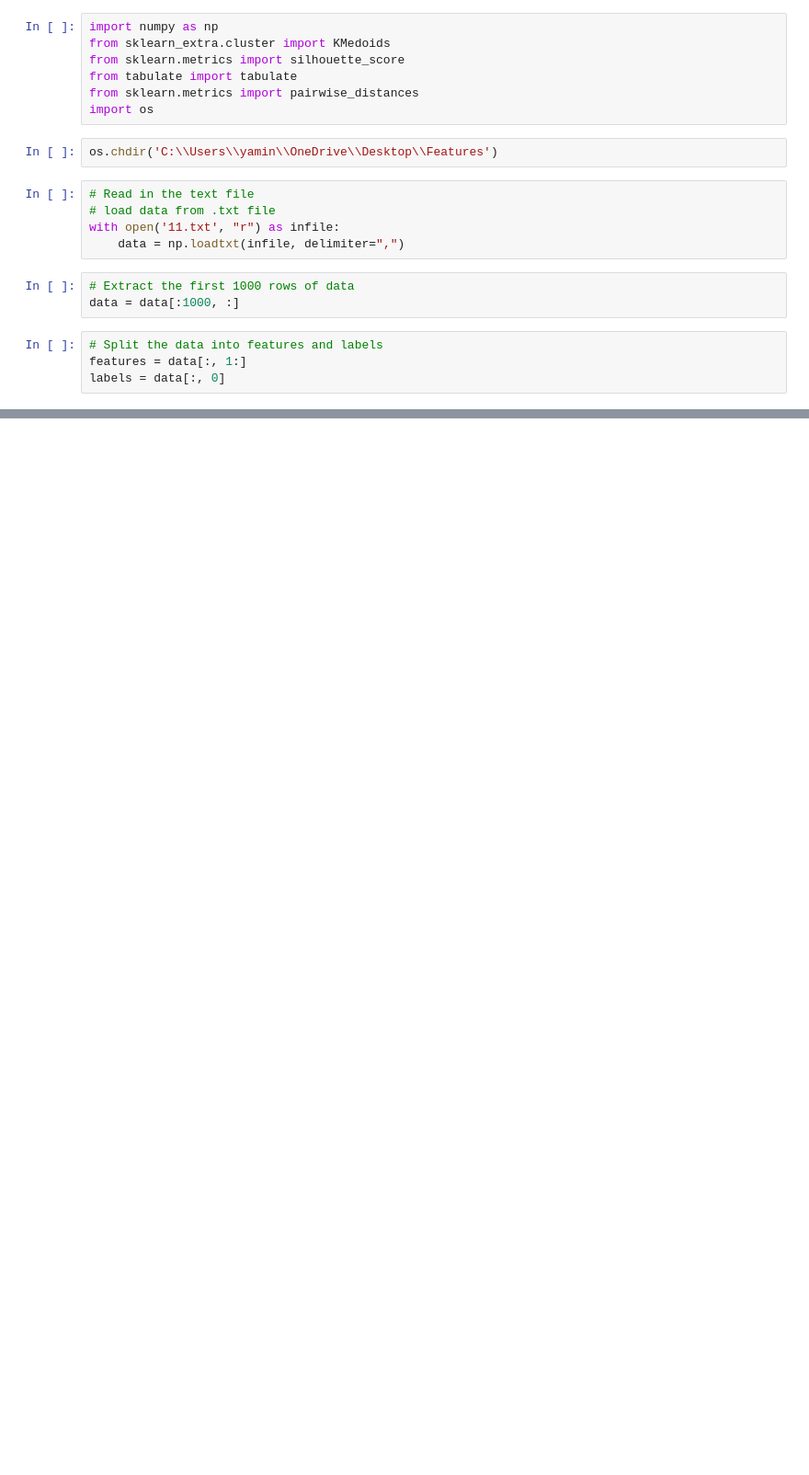
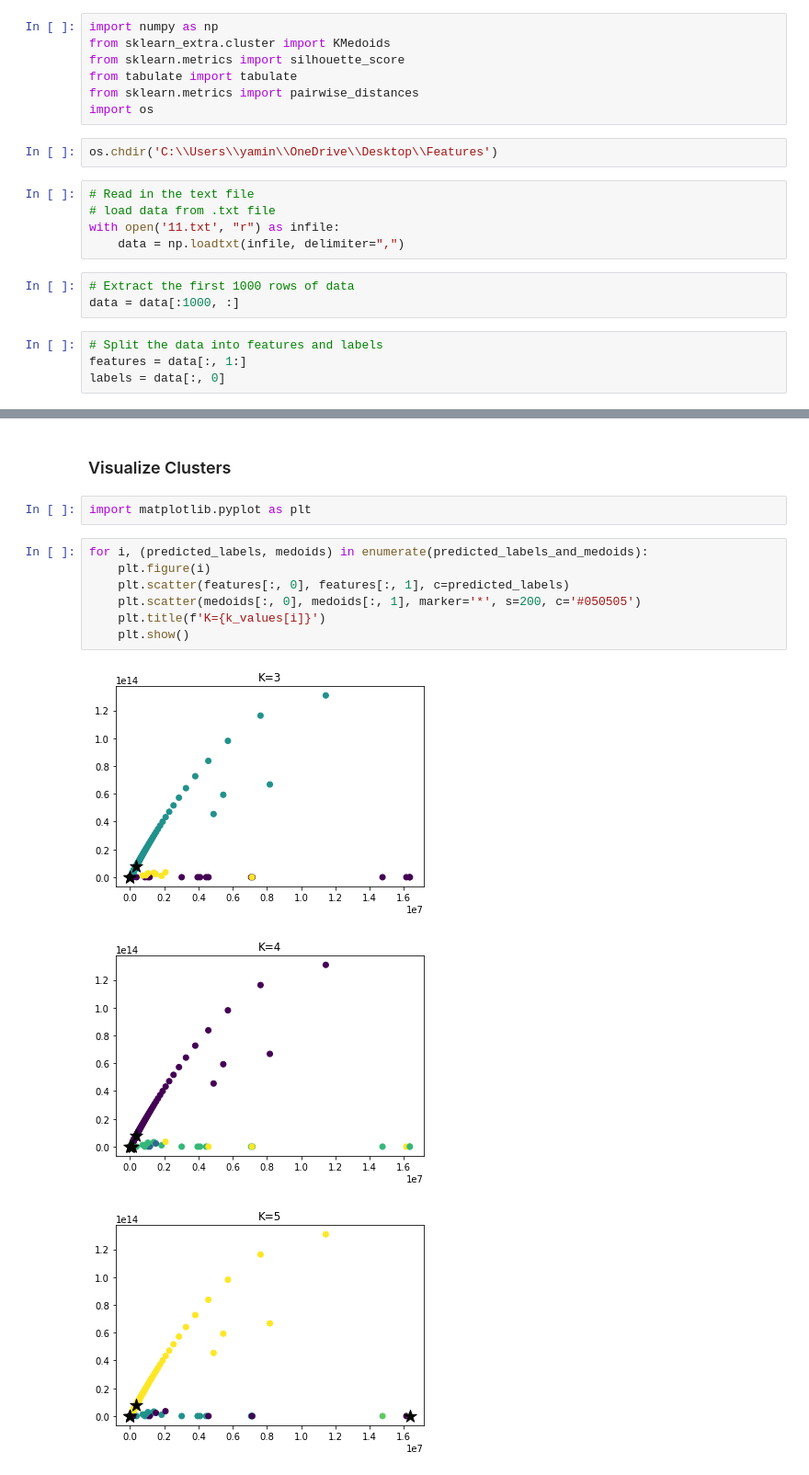
Before and after one commit to elgood/SAM, a Jupyter notebook: scripts/SAM/K-Medians_with_Anomalies.ipynb, the cells around one changed output, grey strips where cells are left out. Shown: that part at 92% size. Drawn from its saved outputs; the diff is of its cells as text; blank space fills up the shorter version.

Commit message:
Add files via upload
Version Update includes Cluster Visualizations and Elbow method to identify the optimal number of clusters.

```diff
--- a/scripts/SAM/K-Medians_with_Anomalies.ipynb
+++ b/scripts/SAM/K-Medians_with_Anomalies.ipynb
@@ -83 +83,16 @@ Medoids: [[3.80116e+05 8.04530e+12 1.30108e+05 6.73698e+11 2.26656e+02 1.44612e+
 Anomalies: 2
+# %% [markdown]
+### Visualize Clusters
+# %%
+import matplotlib.pyplot as plt
+# %%
+for i, (predicted_labels, medoids) in enumerate(predicted_labels_and_medoids):
+    plt.figure(i)
+    plt.scatter(features[:, 0], features[:, 1], c=predicted_labels)
+    plt.scatter(medoids[:, 0], medoids[:, 1], marker='*', s=200, c='#050505')
+    plt.title(f'K={k_values[i]}')
+    plt.show()
+# %% [output]
+[figure, added]
+[figure, added]
+[figure, added]
```
Also changed, not shown: parts of 4 cells of this notebook.
